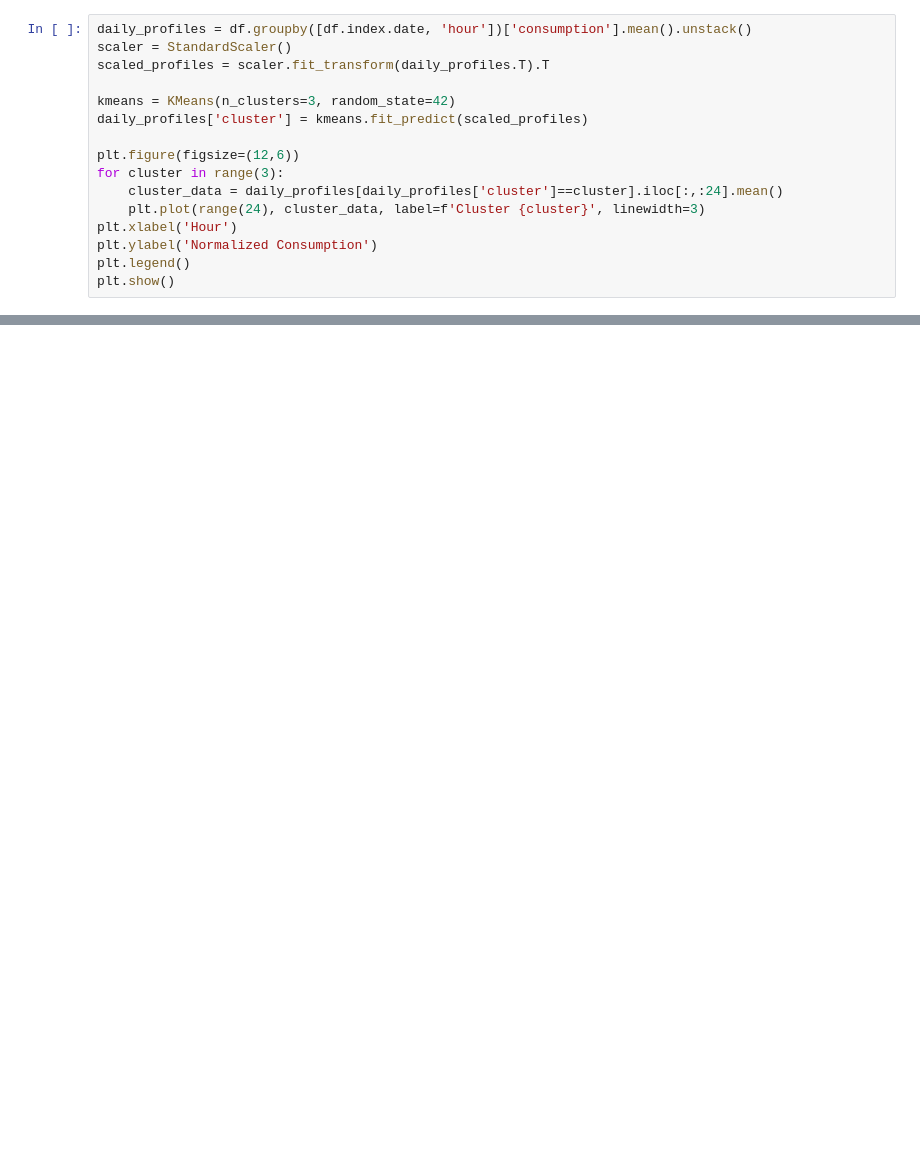
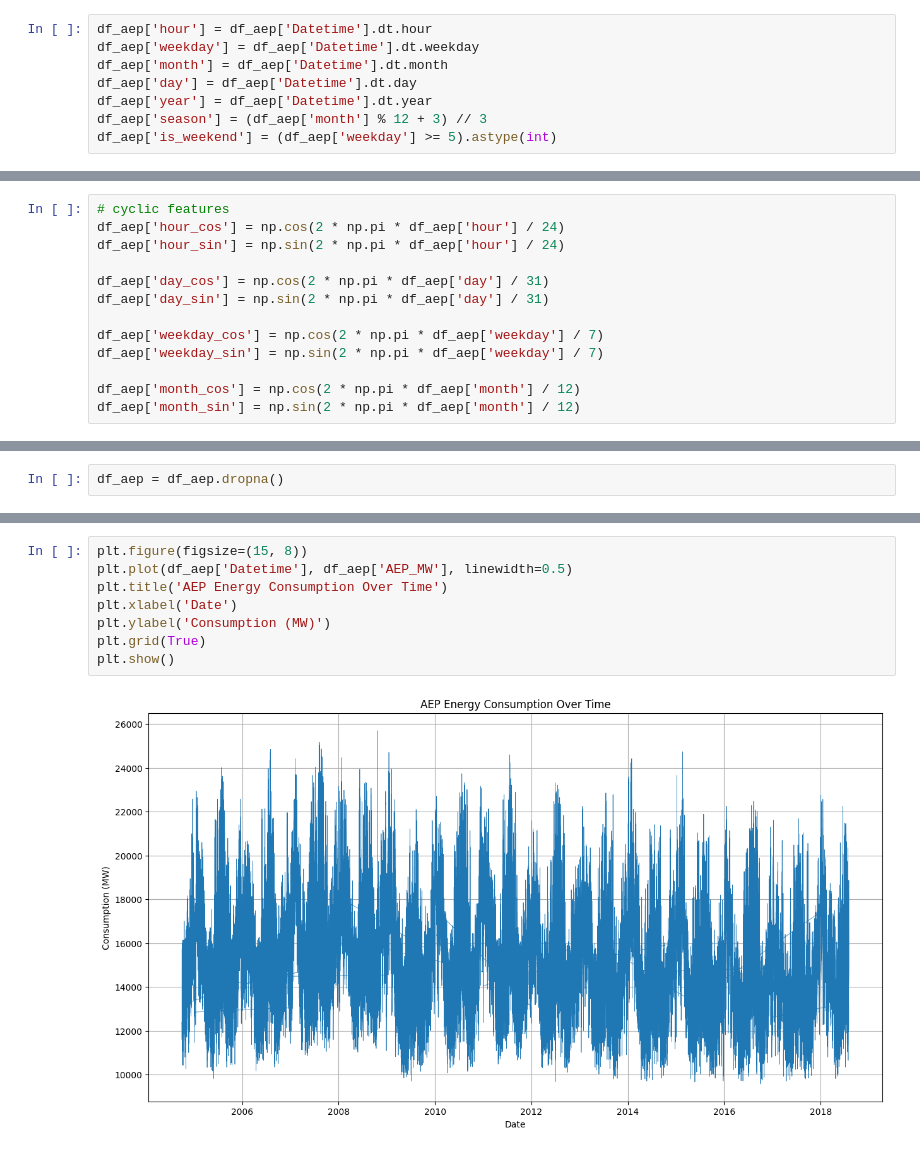
Before and after one commit to Artemjzhukov/Portfolio, a Jupyter notebook: Energy_consumption/Energy_consumption.ipynb, the cells around one changed output, grey strips where cells are left out. Drawn from its saved outputs; the diff is of its cells as text; blank space fills up the shorter version.

```diff
--- a/Energy_consumption/Energy_consumption.ipynb
+++ b/Energy_consumption/Energy_consumption.ipynb
@@ -73,16 +55,8 @@ Consumption profiling - Cluster days into 3 behavioral patterns (weekday/weekend
 # %%
-daily_profiles = df.groupby([df.index.date, 'hour'])['consumption'].mean().unstack()
-scaler = StandardScaler()
-scaled_profiles = scaler.fit_transform(daily_profiles.T).T
-
-kmeans = KMeans(n_clusters=3, random_state=42)
-daily_profiles['cluster'] = kmeans.fit_predict(scaled_profiles)
-
-plt.figure(figsize=(12,6))
-for cluster in range(3):
-    cluster_data = daily_profiles[daily_profiles['cluster']==cluster].iloc[:,:24].mean()
-    plt.plot(range(24), cluster_data, label=f'Cluster {cluster}', linewidth=3)
-plt.xlabel('Hour')
-plt.ylabel('Normalized Consumption')
-plt.legend()
-plt.show()
+df_aep['hour'] = df_aep['Datetime'].dt.hour
+df_aep['weekday'] = df_aep['Datetime'].dt.weekday
+df_aep['month'] = df_aep['Datetime'].dt.month
+df_aep['day'] = df_aep['Datetime'].dt.day
+df_aep['year'] = df_aep['Datetime'].dt.year
+df_aep['season'] = (df_aep['month'] % 12 + 3) // 3
+df_aep['is_weekend'] = (df_aep['weekday'] >= 5).astype(int)
@@ -91,0 +63,13 @@ KMeans does not accept missing values encoded as NaN natively. For supervised le
+# %%
+# cyclic features
+df_aep['hour_cos'] = np.cos(2 * np.pi * df_aep['hour'] / 24)
+df_aep['hour_sin'] = np.sin(2 * np.pi * df_aep['hour'] / 24)
+
+df_aep['day_cos'] = np.cos(2 * np.pi * df_aep['day'] / 31)
+df_aep['day_sin'] = np.sin(2 * np.pi * df_aep['day'] / 31)
+
+df_aep['weekday_cos'] = np.cos(2 * np.pi * df_aep['weekday'] / 7)
+df_aep['weekday_sin'] = np.sin(2 * np.pi * df_aep['weekday'] / 7)
+
+df_aep['month_cos'] = np.cos(2 * np.pi * df_aep['month'] / 12)
+df_aep['month_sin'] = np.sin(2 * np.pi * df_aep['month'] / 12)
@@ -91,0 +96,2 @@ KMeans does not accept missing values encoded as NaN natively. For supervised le
+# %%
+df_aep = df_aep.dropna()
@@ -91,0 +145,10 @@ KMeans does not accept missing values encoded as NaN natively. For supervised le
+# %%
+plt.figure(figsize=(15, 8))
+plt.plot(df_aep['Datetime'], df_aep['AEP_MW'], linewidth=0.5)
+plt.title('AEP Energy Consumption Over Time')
+plt.xlabel('Date')
+plt.ylabel('Consumption (MW)')
+plt.grid(True)
+plt.show()
+# %% [output]
+[figure, added]
```
Also changed, not shown: parts of 22 cells of this notebook.
